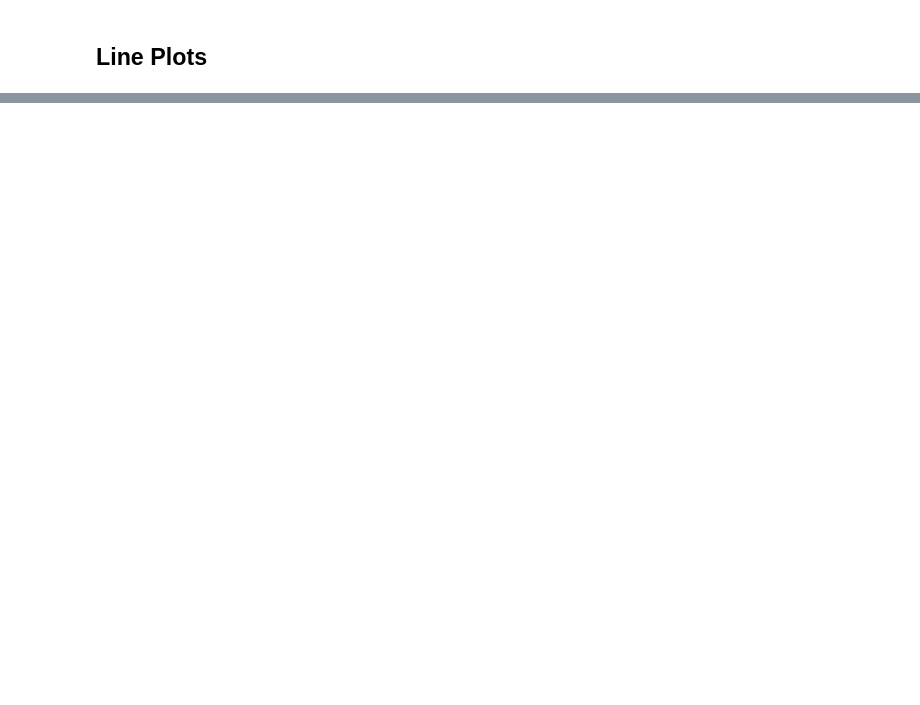
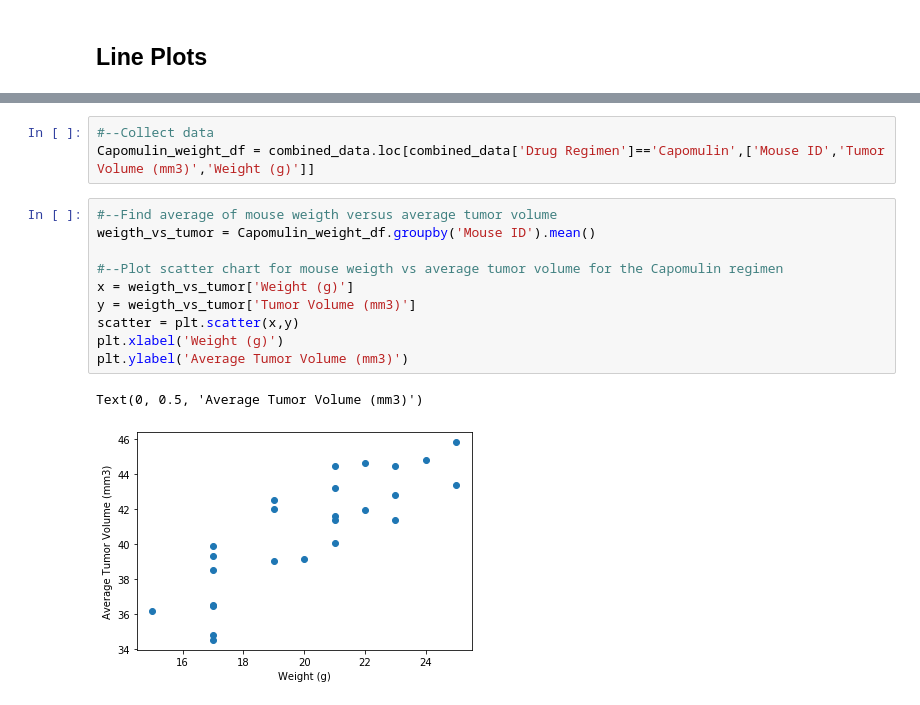
Before and after one commit to PanaratDuke/pymaceuticals, a Jupyter notebook: main.ipynb, the cells around one changed output, grey strips where cells are left out. Cells and saved outputs as stored; diff of their text form; blank space fills up the shorter version.

```diff
--- a/main.ipynb
+++ b/main.ipynb
@@ -425,0 +366,16 @@ ValueError: X must have 2 or fewer dimensions
+# %%
+#--Collect data
+Capomulin_weight_df = combined_data.loc[combined_data['Drug Regimen']=='Capomulin',['Mouse ID','Tumor Volume (mm3)','Weight (g)']]
+# %%
+#--Find average of mouse weigth versus average tumor volume
+weigth_vs_tumor = Capomulin_weight_df.groupby('Mouse ID').mean()
+
+#--Plot scatter chart for mouse weigth vs average tumor volume for the Capomulin regimen
+x = weigth_vs_tumor['Weight (g)']
+y = weigth_vs_tumor['Tumor Volume (mm3)']
+scatter = plt.scatter(x,y)
+plt.xlabel('Weight (g)')
+plt.ylabel('Average Tumor Volume (mm3)')
+# %% [output]
+Text(0, 0.5, 'Average Tumor Volume (mm3)')
+[figure, added]
```
Also changed, not shown: parts of 25 cells of this notebook, 3 other files.
